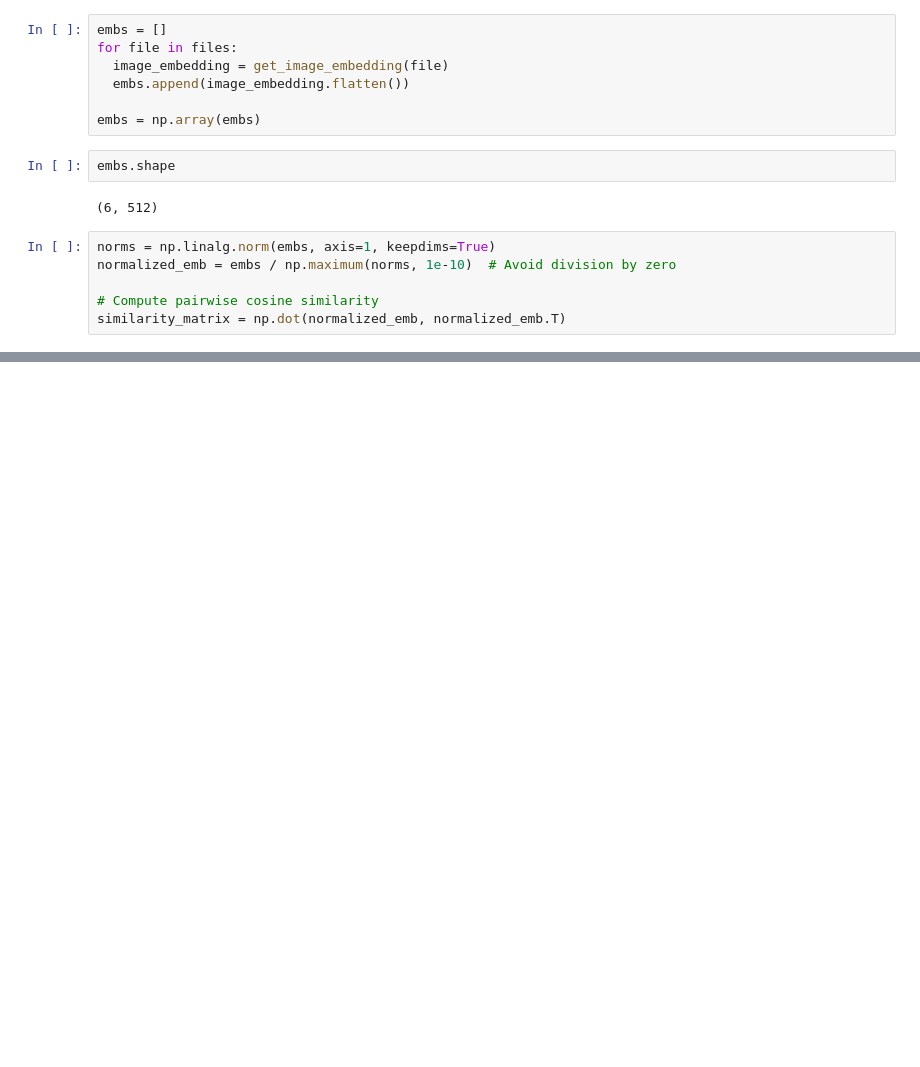
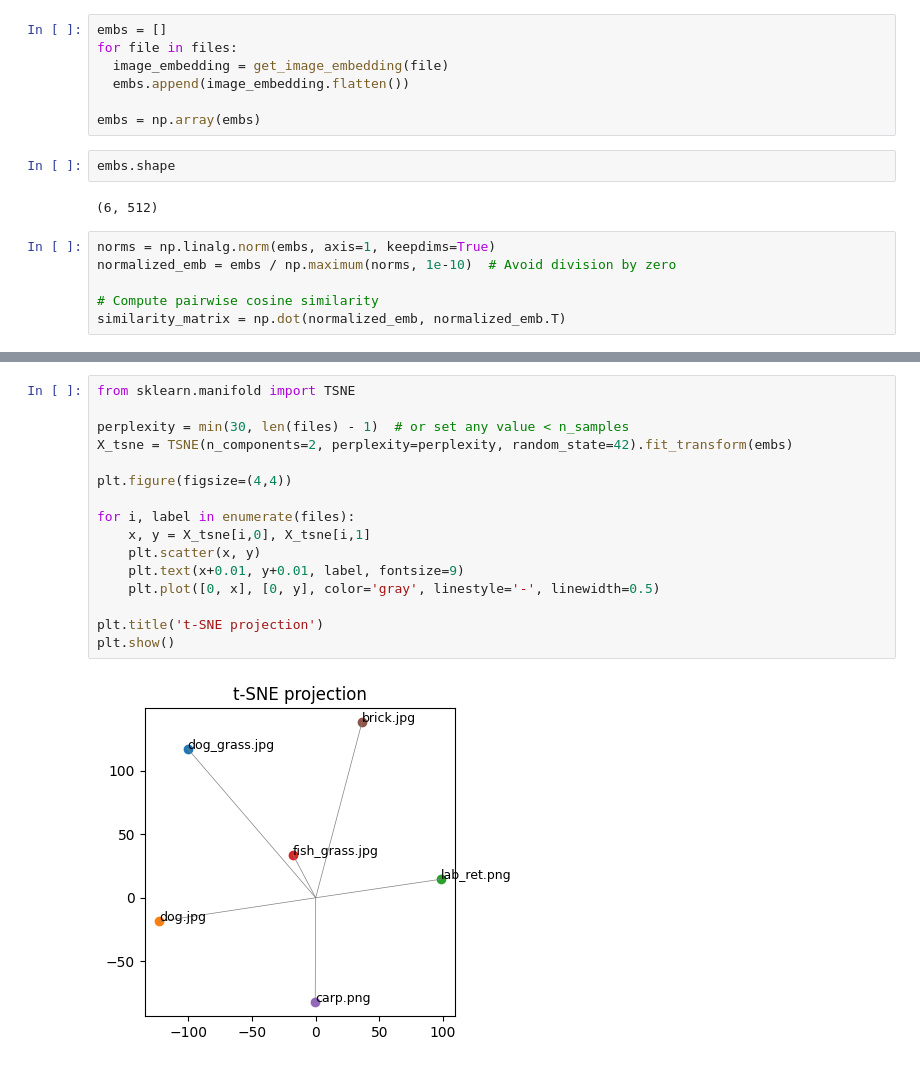
Before and after one commit to romenlaw/llm_playground, a Jupyter notebook: emb_playground.ipynb, the cells around one changed output, grey strips where cells are left out. Cells and saved outputs as stored; diff of their text form; blank space fills up the shorter version.

```diff
--- a/emb_playground.ipynb
+++ b/emb_playground.ipynb
@@ -126,0 +155,18 @@ plt.show()
+# %%
+from sklearn.manifold import TSNE
+
+perplexity = min(30, len(files) - 1)  # or set any value < n_samples
+X_tsne = TSNE(n_components=2, perplexity=perplexity, random_state=42).fit_transform(embs)
+
+plt.figure(figsize=(4,4))
+
+for i, label in enumerate(files):
+    x, y = X_tsne[i,0], X_tsne[i,1]
+    plt.scatter(x, y)
+    plt.text(x+0.01, y+0.01, label, fontsize=9)
+    plt.plot([0, x], [0, y], color='gray', linestyle='-', linewidth=0.5)
+
+plt.title('t-SNE projection')
+plt.show()
+# %% [output]
+[figure, added]
```
Also changed, not shown: parts of 9 cells of this notebook.
